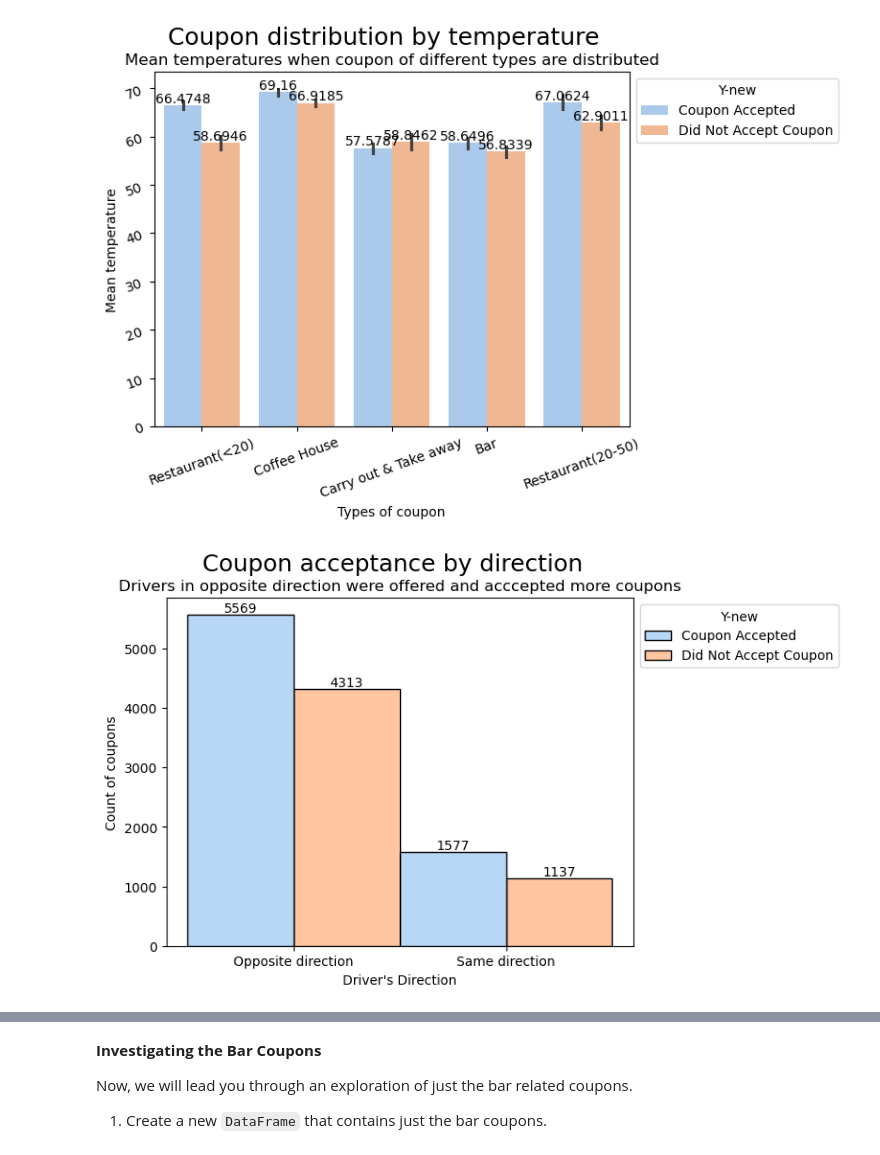
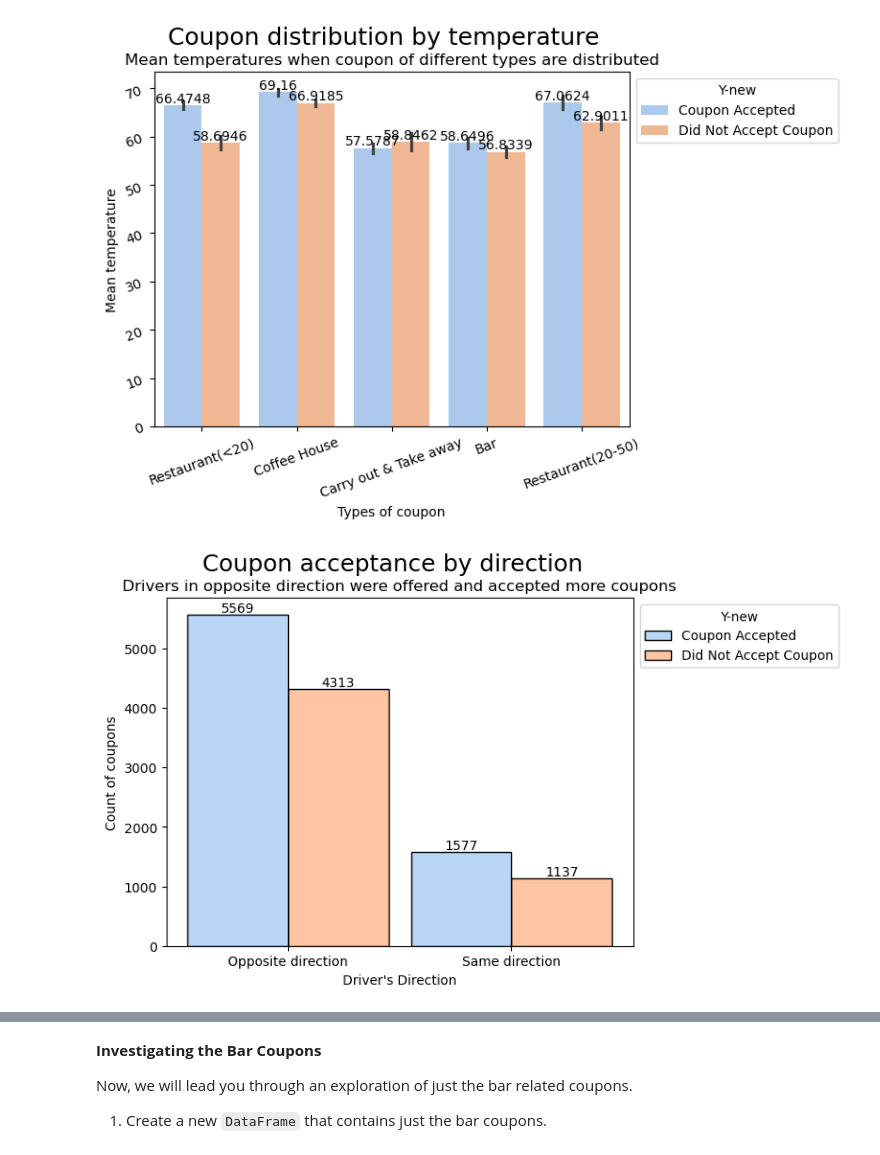
Before and after one commit to mgk2014/PCMLAI, a Jupyter notebook: coupons.ipynb, the cells around one changed output, grey strips where cells are left out. Saved outputs shown, nothing was run; the diff lists cells and outputs as text; code cells hidden in the pictures.

Commit message:
Evaluation of bar coupons

```diff
--- a/coupons.ipynb
+++ b/coupons.ipynb
@@ -151,7 +154,7 @@ clean_data.sample(2)
 # Helper function to create seaborn plots that share the same appearance attributes
 #   such as: heading, title, x-y labels, and placement of the legend
 #
-def render_plot(ax, heading, subtitle, xlabel, ylabel, rotation=20):
+def render_plot(ax, heading='', subtitle='', xlabel='', ylabel='', rotation=20):
 
     plt.suptitle(heading, fontsize = 18)                        # main heading of the plot
     plt.title(subtitle, fontsize = 12)                          # sub title of the plot
@@ -220,14 +223,15 @@ render_plot(ax, heading = 'Coupon distribution by temperature',
 # %%
 ax = sns.histplot(clean_data,
                  x ='direction_same_new',
                  multiple="dodge",
-                 hue='Y-new'
+                 hue='Y-new',
+                 shrink=.9
                  )
 
 render_plot(ax, heading = 'Coupon acceptance by direction',
-                subtitle='Drivers in opposite direction were offered and acccepted more coupons',
+                subtitle='Drivers in opposite direction were offered and accepted more coupons',
                 xlabel = "Driver's Direction",
                 ylabel= 'Count of coupons',
                 rotation=0)
 # %% [output]
-[figure, old version]
+[figure, new version]
```
Also changed, not shown: parts of 18 cells of this notebook.
